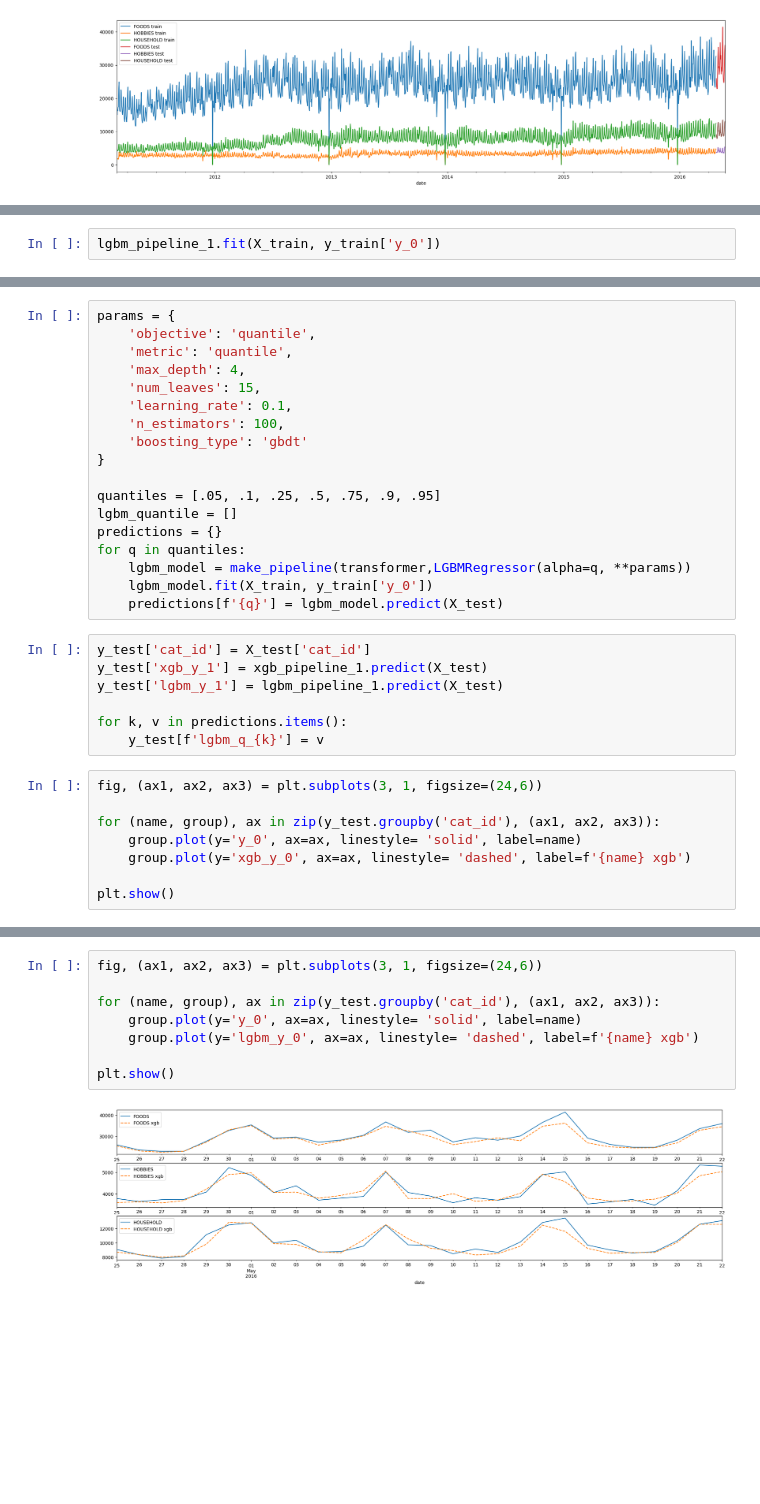
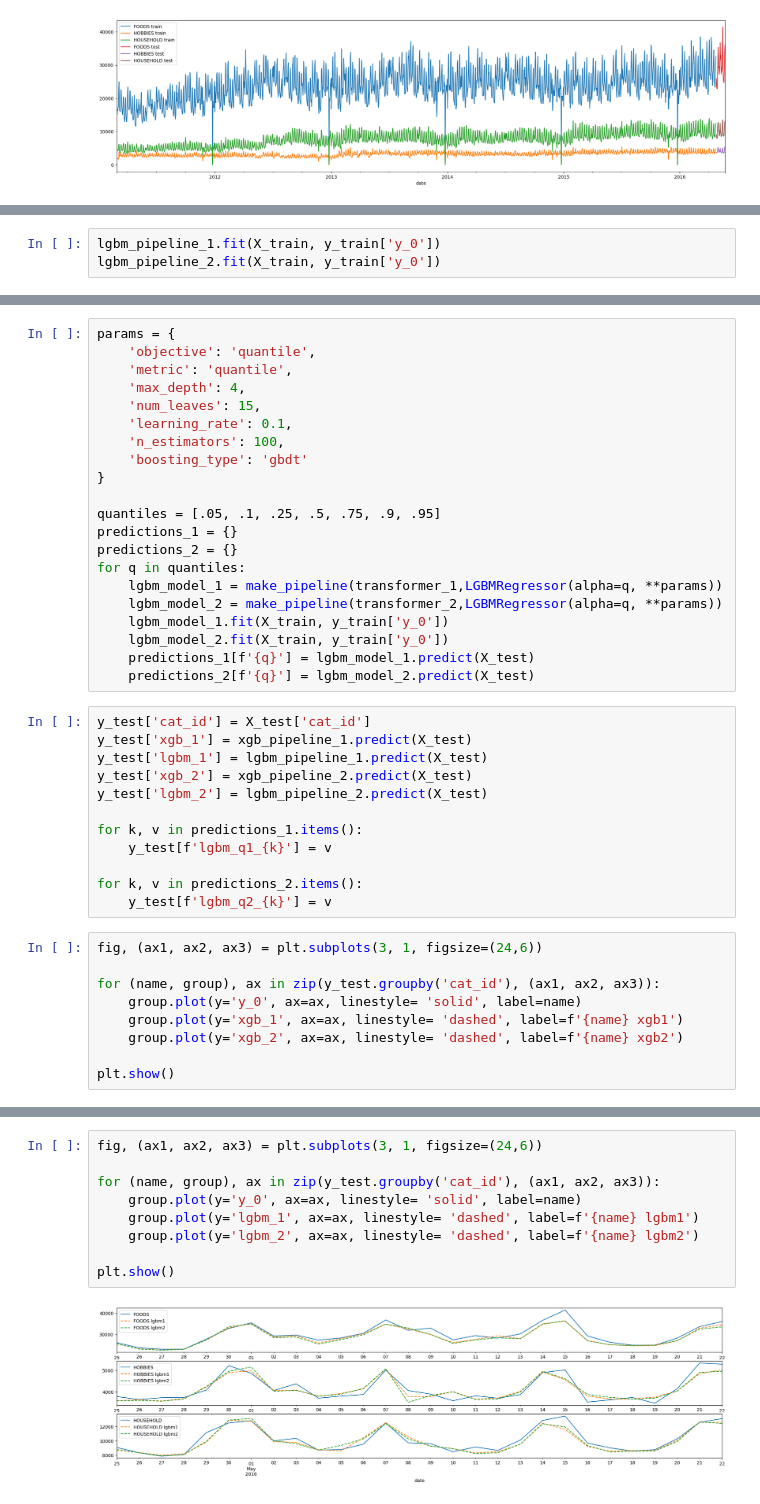
Before and after one commit to ignacio-marin/time-series-ml, a Jupyter notebook: nbs/walmart/cat_id_draft.ipynb, the cells around one changed output, grey strips where cells are left out. Saved outputs shown, nothing was run; the diff lists cells and outputs as text; blank space fills up the shorter version.

Commit message:
Add cat_id level model draft

```diff
--- a/nbs/walmart/cat_id_draft.ipynb
+++ b/nbs/walmart/cat_id_draft.ipynb
@@ -98,4 +157,5 @@ Pipeline(steps=[('columntransformer',
                               validate_parameters=1, verbosity=None))])
 # %%
 lgbm_pipeline_1.fit(X_train, y_train['y_0'])
+lgbm_pipeline_2.fit(X_train, y_train['y_0'])
 # %% [output]
@@ -128,25 +188,34 @@ params = {
 }
 
 quantiles = [.05, .1, .25, .5, .75, .9, .95]
-lgbm_quantile = []
-predictions = {}
+predictions_1 = {}
+predictions_2 = {}
 for q in quantiles:
-    lgbm_model = make_pipeline(transformer,LGBMRegressor(alpha=q, **params))
-    lgbm_model.fit(X_train, y_train['y_0'])
-    predictions[f'{q}'] = lgbm_model.predict(X_test)
+    lgbm_model_1 = make_pipeline(transformer_1,LGBMRegressor(alpha=q, **params))
+    lgbm_model_2 = make_pipeline(transformer_2,LGBMRegressor(alpha=q, **params))
+    lgbm_model_1.fit(X_train, y_train['y_0'])
+    lgbm_model_2.fit(X_train, y_train['y_0'])
+    predictions_1[f'{q}'] = lgbm_model_1.predict(X_test)
+    predictions_2[f'{q}'] = lgbm_model_2.predict(X_test)
 # %%
 y_test['cat_id'] = X_test['cat_id']
-y_test['xgb_y_1'] = xgb_pipeline_1.predict(X_test)
-y_test['lgbm_y_1'] = lgbm_pipeline_1.predict(X_test)
+y_test['xgb_1'] = xgb_pipeline_1.predict(X_test)
+y_test['lgbm_1'] = lgbm_pipeline_1.predict(X_test)
+y_test['xgb_2'] = xgb_pipeline_2.predict(X_test)
+y_test['lgbm_2'] = lgbm_pipeline_2.predict(X_test)
 
-for k, v in predictions.items():
-    y_test[f'lgbm_q_{k}'] = v
+for k, v in predictions_1.items():
+    y_test[f'lgbm_q1_{k}'] = v
+
+for k, v in predictions_2.items():
+    y_test[f'lgbm_q2_{k}'] = v
 # %%
 fig, (ax1, ax2, ax3) = plt.subplots(3, 1, figsize=(24,6))
 
 for (name, group), ax in zip(y_test.groupby('cat_id'), (ax1, ax2, ax3)):
     group.plot(y='y_0', ax=ax, linestyle= 'solid', label=name)
-    group.plot(y='xgb_y_0', ax=ax, linestyle= 'dashed', label=f'{name} xgb')
+    group.plot(y='xgb_1', ax=ax, linestyle= 'dashed', label=f'{name} xgb1')
+    group.plot(y='xgb_2', ax=ax, linestyle= 'dashed', label=f'{name} xgb2')
 
 plt.show()
 # %% [output]
@@ -154,11 +223,12 @@ plt.show()
 # %%
 fig, (ax1, ax2, ax3) = plt.subplots(3, 1, figsize=(24,6))
 
 for (name, group), ax in zip(y_test.groupby('cat_id'), (ax1, ax2, ax3)):
     group.plot(y='y_0', ax=ax, linestyle= 'solid', label=name)
-    group.plot(y='lgbm_y_0', ax=ax, linestyle= 'dashed', label=f'{name} xgb')
+    group.plot(y='lgbm_1', ax=ax, linestyle= 'dashed', label=f'{name} lgbm1')
+    group.plot(y='lgbm_2', ax=ax, linestyle= 'dashed', label=f'{name} lgbm2')
 
 plt.show()
 # %% [output]
-[figure, old version]
+[figure, new version]
 # %%
```
Also changed, not shown: parts of 9 cells of this notebook.
